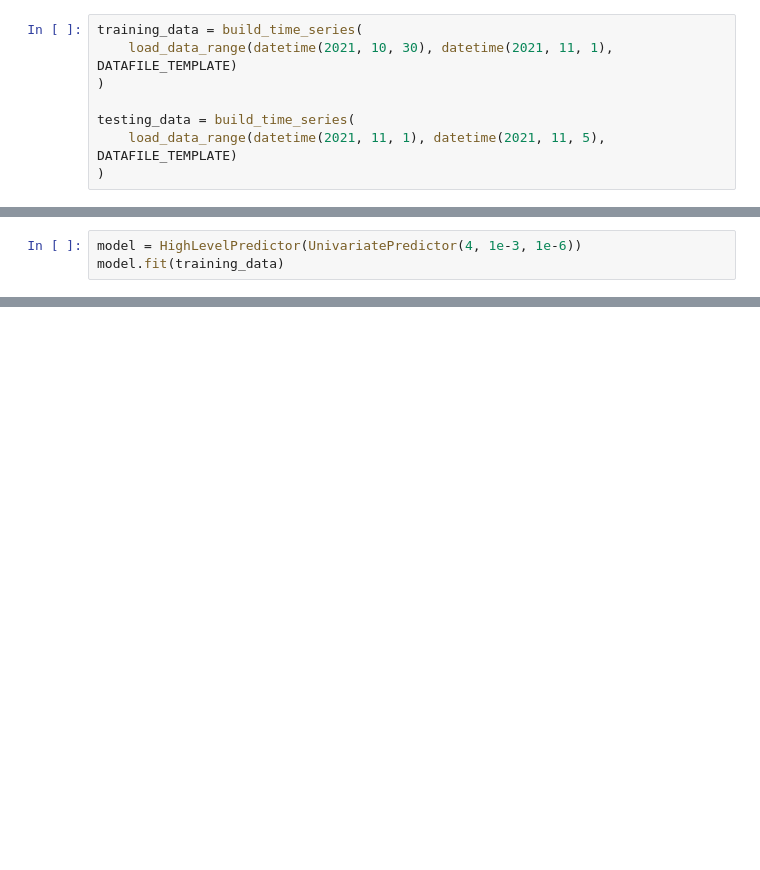
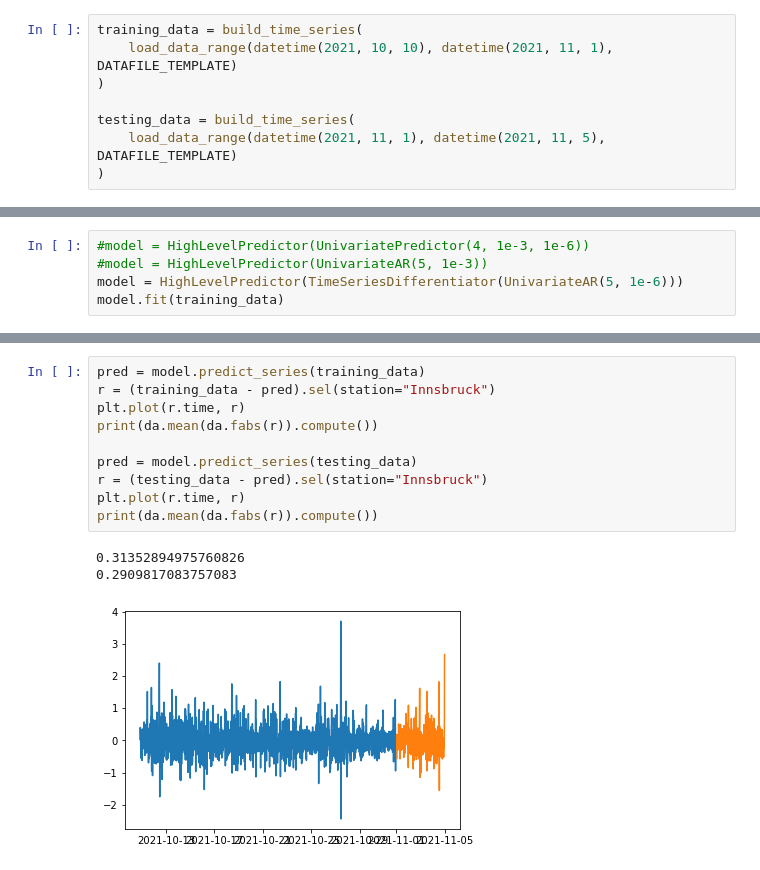
Before and after one commit to mbillingr/wasserstand, a Jupyter notebook: experiments/simulate_model.ipynb, the cells around one changed output, grey strips where cells are left out. Drawn from its saved outputs; the diff is of its cells as text; blank space fills up the shorter version.

Commit message:
implement differentiator model

```diff
--- a/experiments/simulate_model.ipynb
+++ b/experiments/simulate_model.ipynb
@@ -11,6 +20,6 @@ from wasserstand.models.mean import MeanPredictor
 # %%
 training_data = build_time_series(
-    load_data_range(datetime(2021, 10, 30), datetime(2021, 11, 1), DATAFILE_TEMPLATE)
+    load_data_range(datetime(2021, 10, 10), datetime(2021, 11, 1), DATAFILE_TEMPLATE)
 )
 
 testing_data = build_time_series(
@@ -22,3 +34,5 @@ plt.plot(testing_data.time, testing_data.sel(station="Innsbruck"))
 # %%
-model = HighLevelPredictor(UnivariatePredictor(4, 1e-3, 1e-6))
+#model = HighLevelPredictor(UnivariatePredictor(4, 1e-3, 1e-6))
+#model = HighLevelPredictor(UnivariateAR(5, 1e-3))
+model = HighLevelPredictor(TimeSeriesDifferentiator(UnivariateAR(5, 1e-6)))
 model.fit(training_data)
@@ -33,0 +53,14 @@ plt.plot(pred.time, pred.sel(station="Innsbruck"))
+# %%
+pred = model.predict_series(training_data)
+r = (training_data - pred).sel(station="Innsbruck")
+plt.plot(r.time, r)
+print(da.mean(da.fabs(r)).compute())
+
+pred = model.predict_series(testing_data)
+r = (testing_data - pred).sel(station="Innsbruck")
+plt.plot(r.time, r)
+print(da.mean(da.fabs(r)).compute())
+# %% [output]
+0.31352894975760826
+0.2909817083757083
+[figure, added]
```
Also changed, not shown: parts of 4 cells of this notebook, 1 other file.
